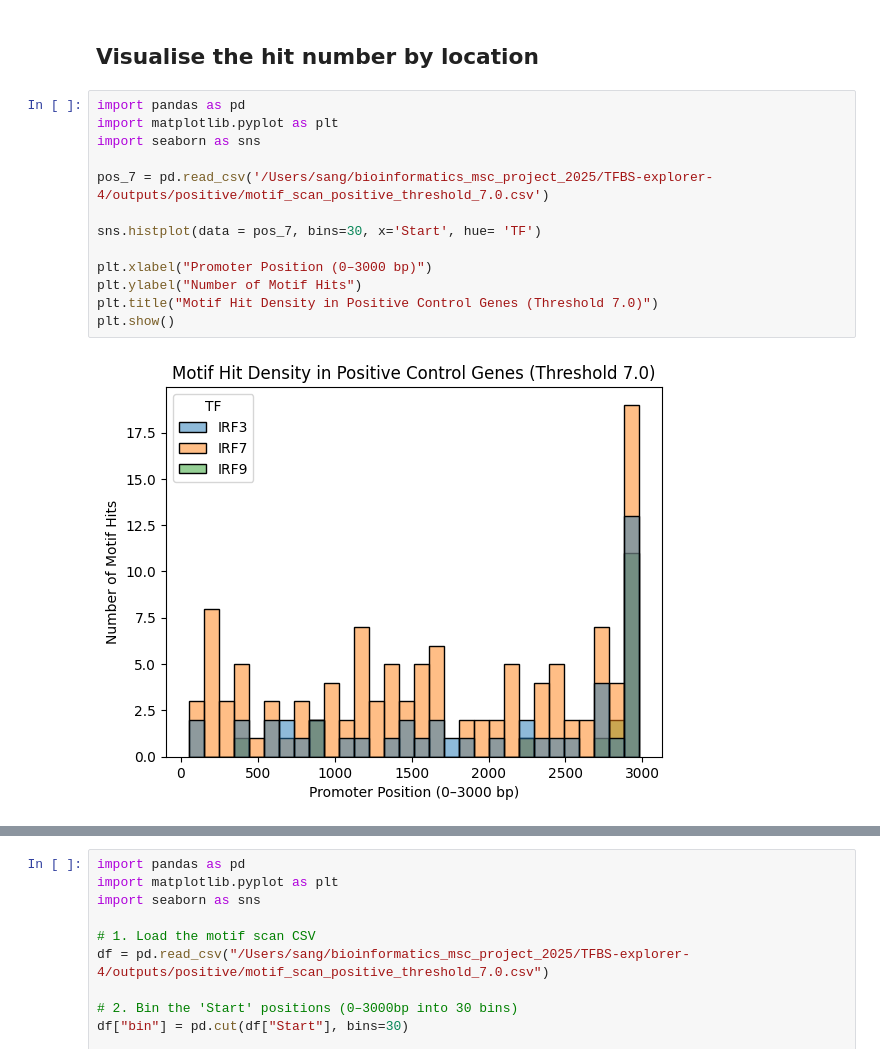
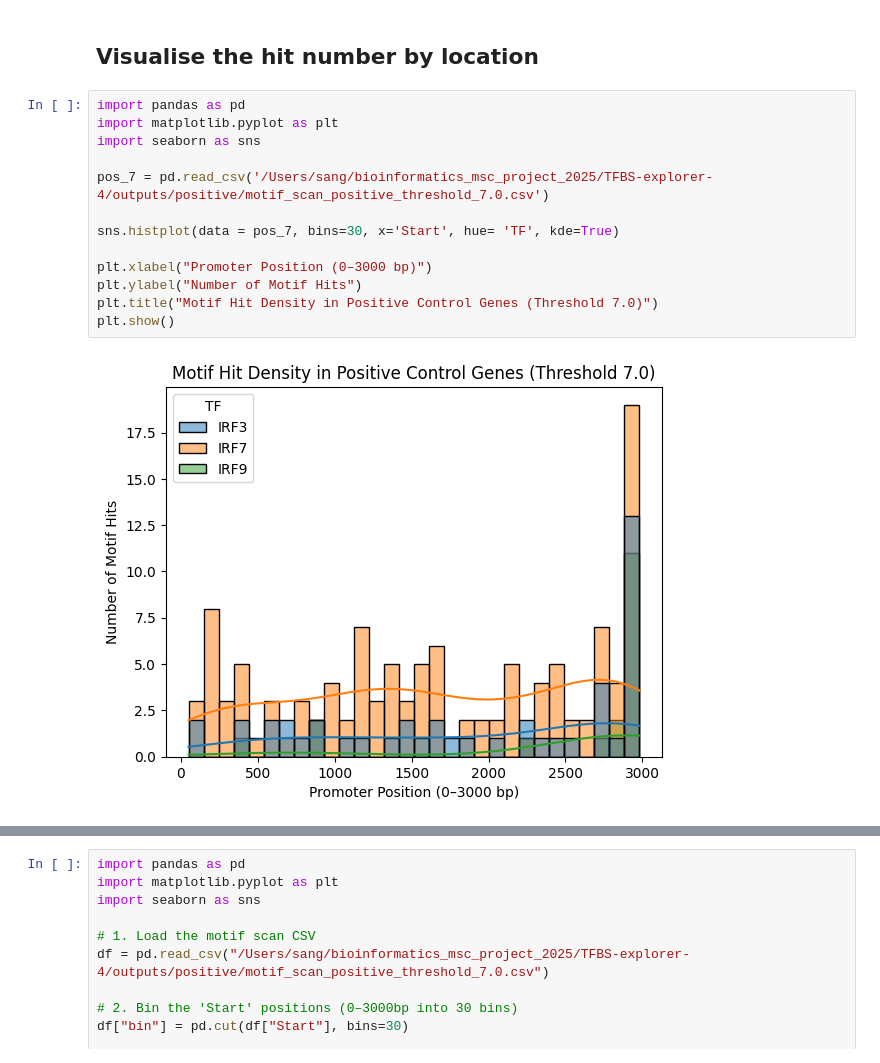
Before and after one commit to Emily3005250/TFBS-explorer, a Jupyter notebook: scripts/TFBS_explorer_human.ipynb, the cells around one changed output, grey strips where cells are left out. Cells and saved outputs as stored; diff of their text form.

Commit message:
Plotting

```diff
--- a/scripts/TFBS_explorer_human.ipynb
+++ b/scripts/TFBS_explorer_human.ipynb
@@ -353,15 +353,15 @@ Note: you may need to restart the kernel to use updated packages.
 # %%
 import pandas as pd
 import matplotlib.pyplot as plt
 import seaborn as sns
 
 pos_7 = pd.read_csv('/Users/sang/bioinformatics_msc_project_2025/TFBS-explorer-4/outputs/positive/motif_scan_positive_threshold_7.0.csv')
 
-sns.histplot(data = pos_7, bins=30, x='Start', hue= 'TF')
+sns.histplot(data = pos_7, bins=30, x='Start', hue= 'TF', kde=True)
 
 plt.xlabel("Promoter Position (0–3000 bp)")
 plt.ylabel("Number of Motif Hits")
 plt.title("Motif Hit Density in Positive Control Genes (Threshold 7.0)")
 plt.show()
 # %% [output]
-[figure, old version]
+[figure, new version]
```
Also changed, not shown: parts of 3 cells of this notebook.
